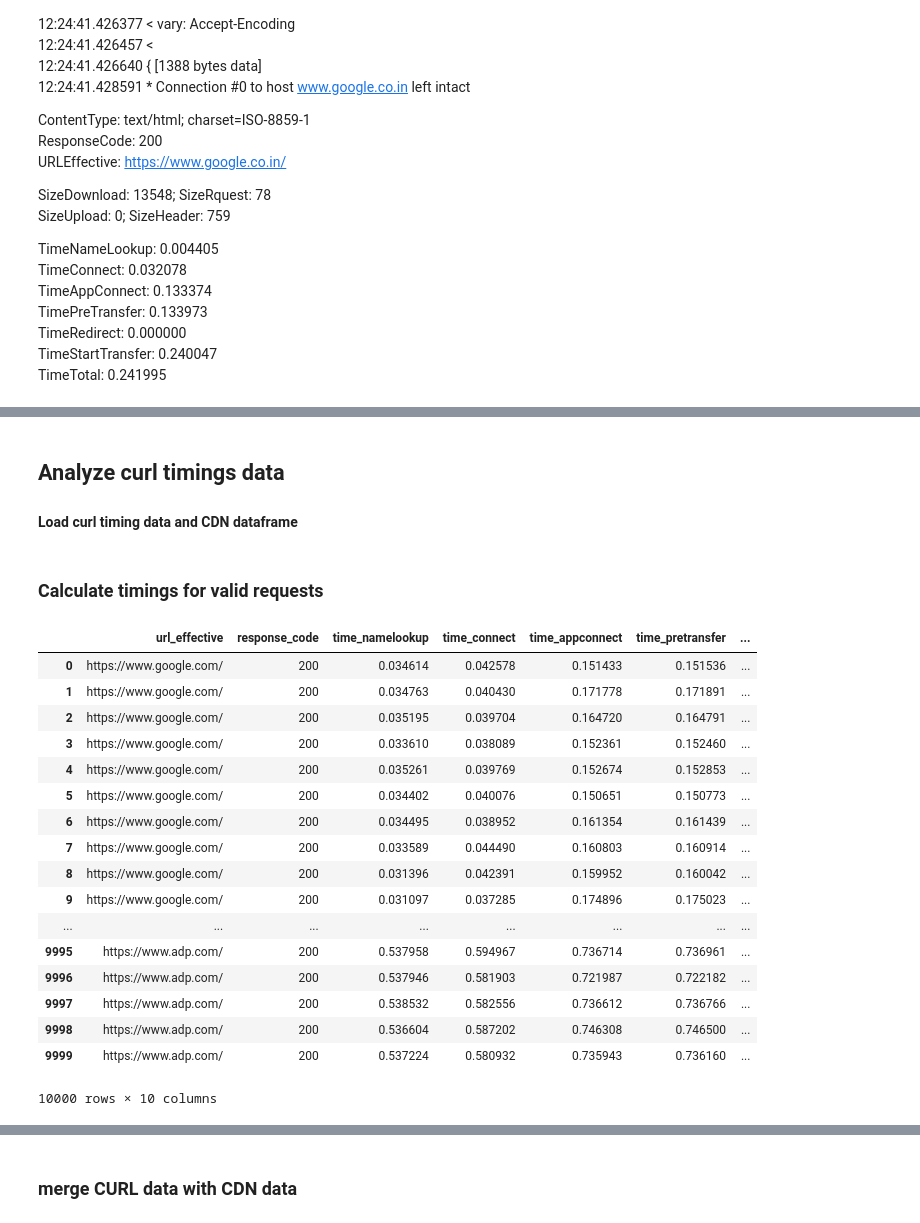
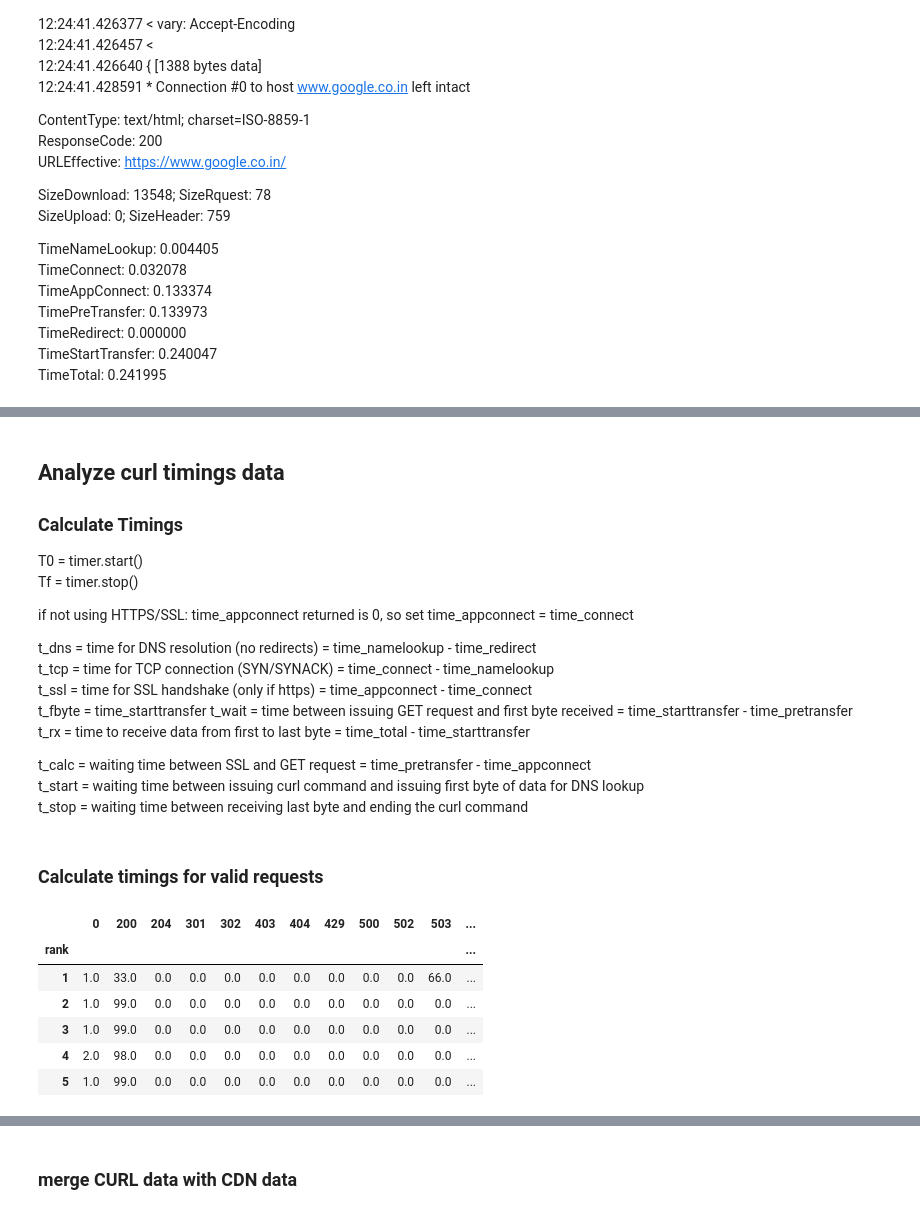
Before and after one commit to shahifaqeer/cdn-analysis, a Jupyter notebook: PageDownloadTimingAnalysis.ipynb, the cells around one changed output, grey strips where cells are left out. Saved outputs shown, nothing was run; the diff lists cells and outputs as text; code cells hidden in the pictures.

```diff
--- a/PageDownloadTimingAnalysis.ipynb
+++ b/PageDownloadTimingAnalysis.ipynb
@@ -147,5 +139,23 @@ t_stop = waiting time between receiving last byte and ending the curl command
-# %% [markdown]
-## Analyze curl timings data
-
-#### Load curl timing data and CDN dataframe
+# %% [markdown]
+## Analyze curl timings data
+
+### Calculate Timings
+
+T0 = timer.start()
+Tf = timer.stop()
+
+
+if not using HTTPS/SSL: time_appconnect returned is 0, so set time_appconnect = time_connect
+
+t_dns = time for DNS resolution (no redirects) = time_namelookup - time_redirect
+t_tcp = time for TCP connection (SYN/SYNACK) = time_connect - time_namelookup
+t_ssl = time for SSL handshake (only if https) = time_appconnect - time_connect
+t_fbyte = time_starttransfer
+t_wait = time between issuing GET request and first byte received = time_starttransfer - time_pretransfer
+t_rx = time to receive data from first to last byte = time_total - time_starttransfer
+
+
+t_calc = waiting time between SSL and GET request = time_pretransfer - time_appconnect
+t_start = waiting time between issuing curl command and issuing first byte of data for DNS lookup
+t_stop = waiting time between receiving last byte and ending the curl command
 # %%
@@ -155,23 +167,2 @@ CURLdata = pd.read_json('output/curl-timing-data.json')
 # %% [markdown]
 ### Calculate timings for valid requests
-# %%
-CURLdata
-# %% [output]
-|  | url_effective | response_code | time_namelookup | time_connect | time_appconnect | time_pretransfer | ... |
-| 0 | https://www.google.com/ | 200 | 0.034614 | 0.042578 | 0.151433 | 0.151536 | ... |
-| 1 | https://www.google.com/ | 200 | 0.034763 | 0.040430 | 0.171778 | 0.171891 | ... |
-| 2 | https://www.google.com/ | 200 | 0.035195 | 0.039704 | 0.164720 | 0.164791 | ... |
-| 3 | https://www.google.com/ | 200 | 0.033610 | 0.038089 | 0.152361 | 0.152460 | ... |
-| 4 | https://www.google.com/ | 200 | 0.035261 | 0.039769 | 0.152674 | 0.152853 | ... |
-| 5 | https://www.google.com/ | 200 | 0.034402 | 0.040076 | 0.150651 | 0.150773 | ... |
-| 6 | https://www.google.com/ | 200 | 0.034495 | 0.038952 | 0.161354 | 0.161439 | ... |
-| 7 | https://www.google.com/ | 200 | 0.033589 | 0.044490 | 0.160803 | 0.160914 | ... |
-| 8 | https://www.google.com/ | 200 | 0.031396 | 0.042391 | 0.159952 | 0.160042 | ... |
-| 9 | https://www.google.com/ | 200 | 0.031097 | 0.037285 | 0.174896 | 0.175023 | ... |
-| ... | ... | ... | ... | ... | ... | ... | ... |
-| 9995 | https://www.adp.com/ | 200 | 0.537958 | 0.594967 | 0.736714 | 0.736961 | ... |
-| 9996 | https://www.adp.com/ | 200 | 0.537946 | 0.581903 | 0.721987 | 0.722182 | ... |
-| 9997 | https://www.adp.com/ | 200 | 0.538532 | 0.582556 | 0.736612 | 0.736766 | ... |
-| 9998 | https://www.adp.com/ | 200 | 0.536604 | 0.587202 | 0.746308 | 0.746500 | ... |
-| 9999 | https://www.adp.com/ | 200 | 0.537224 | 0.580932 | 0.735943 | 0.736160 | ... |
-10000 rows × 10 columns
@@ -177,0 +217,16 @@ CURLdata
+# %%
+df_response = df_temp.pivot(index='rank', columns='response_code', values='url_effective').fillna(0)
+df_response = df_response.join(df_sites.set_index('rank'))
+
+df_response['total_pkt'] = df_response.sum(axis=1)
+df_response['pass_rate'] = df_response[200]
+
+df_response.head()
+# %% [output]
+|  | 0 | 200 | 204 | 301 | 302 | 403 | 404 | 429 | 500 | 502 | 503 | ... |
+| rank |  |  |  |  |  |  |  |  |  |  |  | ... |
+| 1 | 1.0 | 33.0 | 0.0 | 0.0 | 0.0 | 0.0 | 0.0 | 0.0 | 0.0 | 0.0 | 66.0 | ... |
+| 2 | 1.0 | 99.0 | 0.0 | 0.0 | 0.0 | 0.0 | 0.0 | 0.0 | 0.0 | 0.0 | 0.0 | ... |
+| 3 | 1.0 | 99.0 | 0.0 | 0.0 | 0.0 | 0.0 | 0.0 | 0.0 | 0.0 | 0.0 | 0.0 | ... |
+| 4 | 2.0 | 98.0 | 0.0 | 0.0 | 0.0 | 0.0 | 0.0 | 0.0 | 0.0 | 0.0 | 0.0 | ... |
+| 5 | 1.0 | 99.0 | 0.0 | 0.0 | 0.0 | 0.0 | 0.0 | 0.0 | 0.0 | 0.0 | 0.0 | ... |
```
Also changed, not shown: parts of 10 cells of this notebook.
